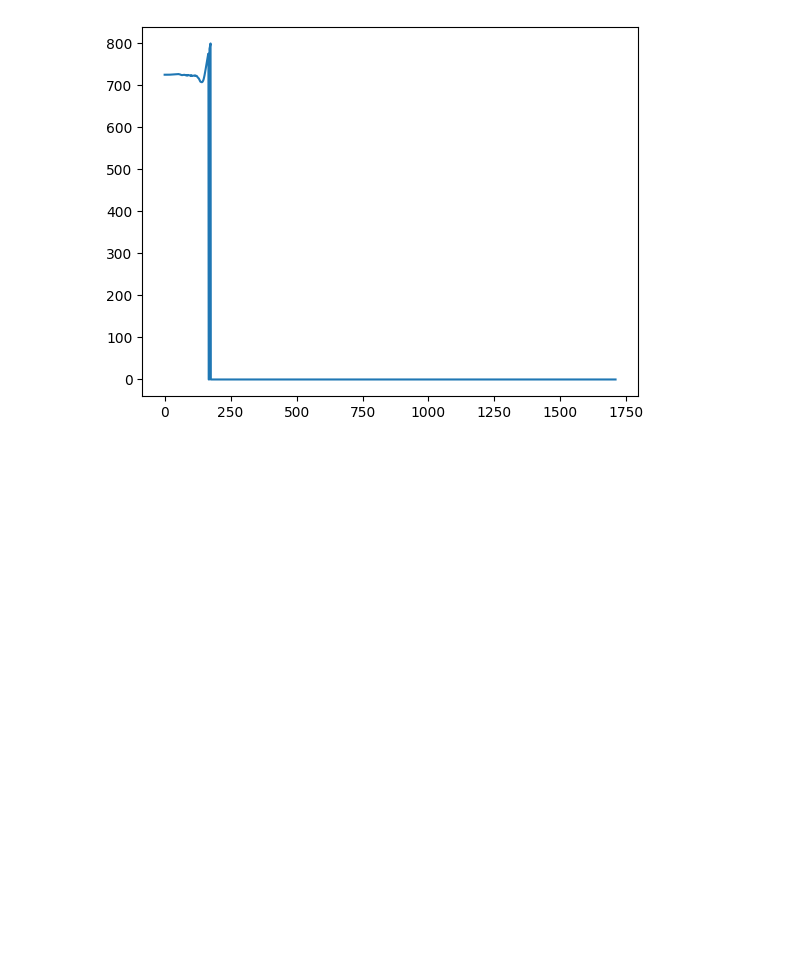
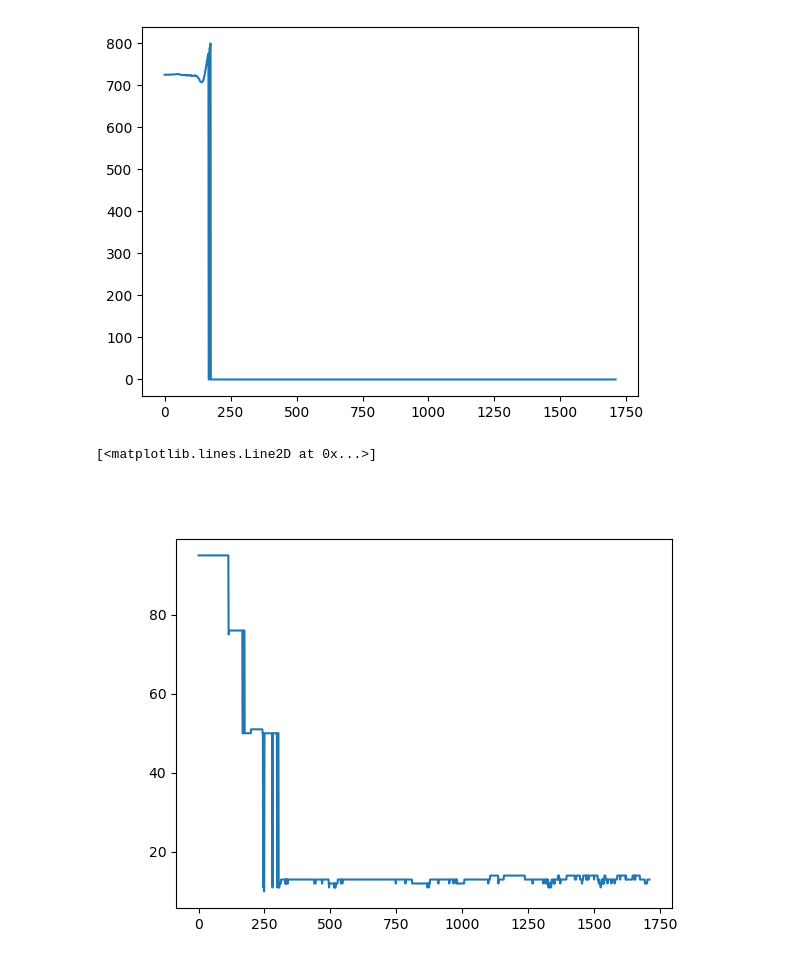
Before and after one commit to event-driven-robotics/hpe-core, a Jupyter notebook: datasets/vicon_processing/notebooks/estimation_with_markers.ipynb, the cells around one changed output. Cells and saved outputs as stored; diff of their text form; code cells hidden in the pictures; blank space fills up the shorter version.

```diff
--- a/datasets/vicon_processing/notebooks/estimation_with_markers.ipynb
+++ b/datasets/vicon_processing/notebooks/estimation_with_markers.ipynb
@@ -836,3 +819,12 @@ plt.plot(p_hist[:, 0])
 # %% [output]
 [<matplotlib.lines.Line2D at 0x...>]
 [figure]
+# %%
+r = []
+for f in c3d_helper.reader.read_frames():
+    r.append(np.count_nonzero(f[1][:, 0]))
+# %%
+plt.plot(r)
+# %% [output]
+[<matplotlib.lines.Line2D at 0x...>]
+[figure, added]
```
Also changed, not shown: parts of 25 cells of this notebook, 10 other files.
